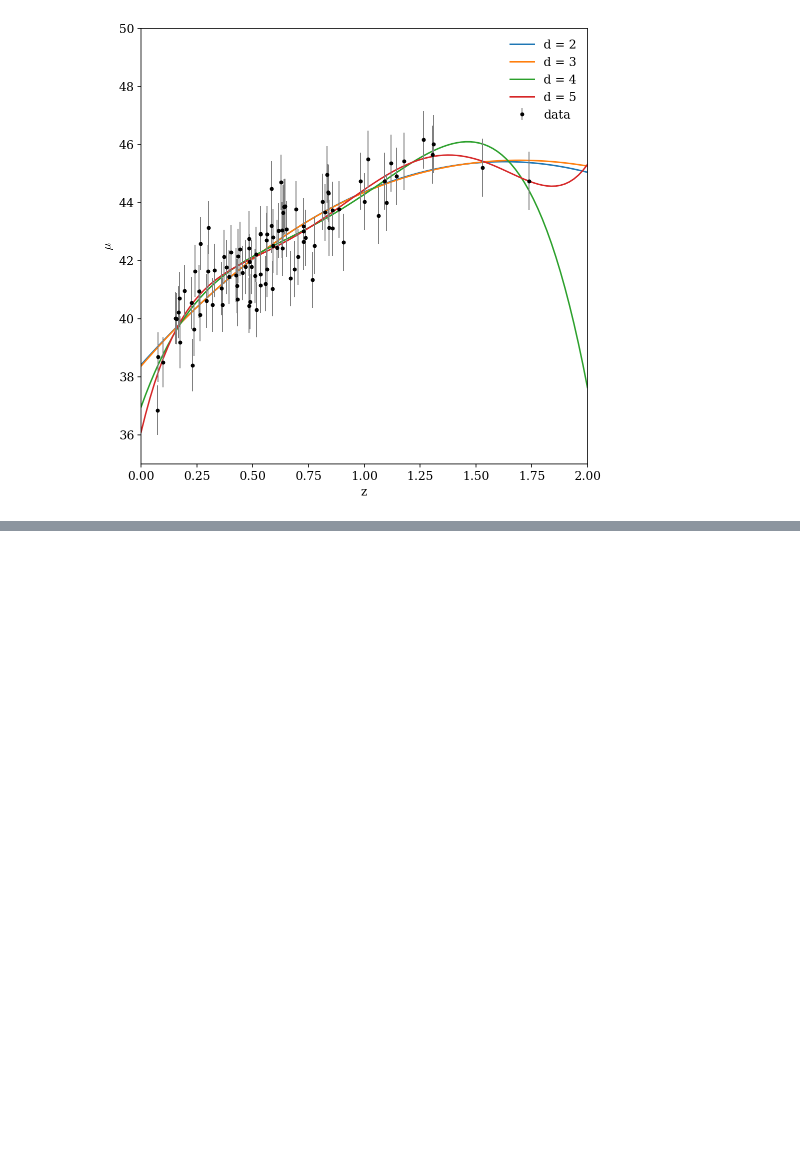
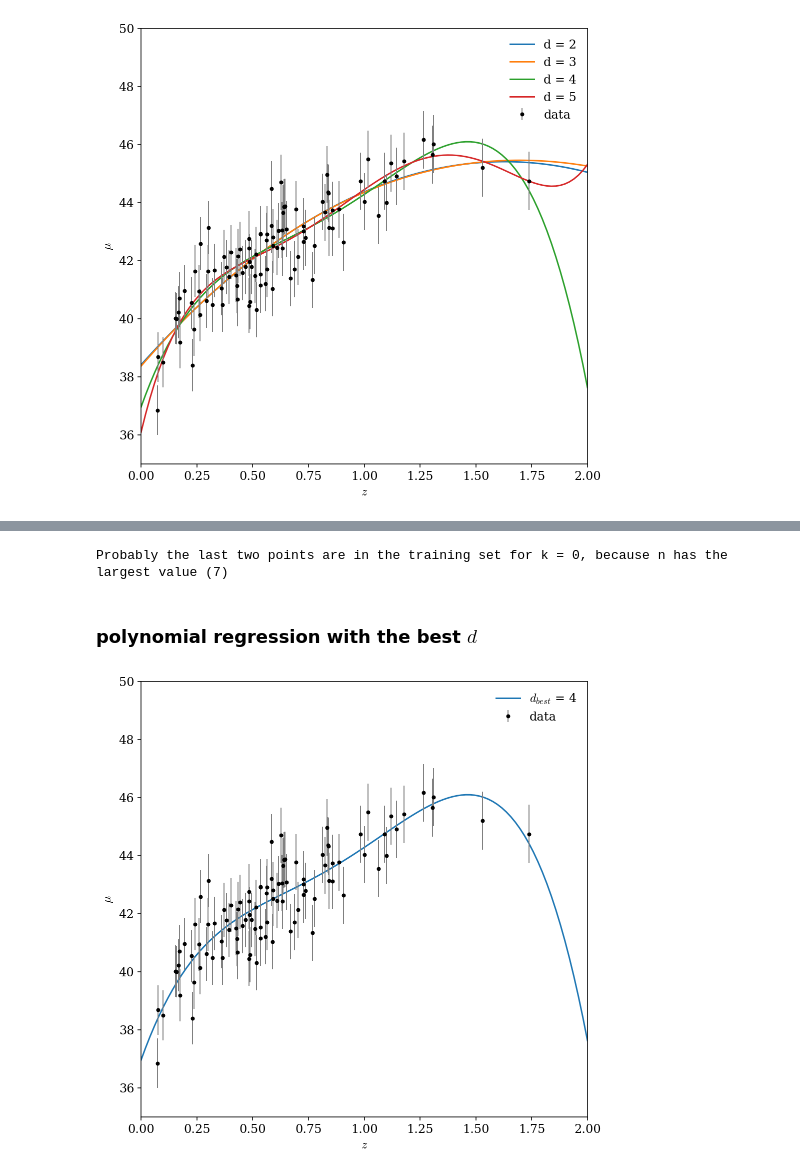
Before and after one commit to asantini29/astrostatistics_bicocca_2022, a Jupyter notebook: working/L17_SN_z.ipynb, the cells around one changed output, grey strips where cells are left out. Drawn from its saved outputs; the diff is of its cells as text; code cells hidden in the pictures; blank space fills up the shorter version.

```diff
--- a/working/L17_SN_z.ipynb
+++ b/working/L17_SN_z.ipynb
@@ -86,0 +201,22 @@ TypeError: If no scoring is specified, the estimator passed should have a 'score
+# %%
+print('Probably the last two points are in the training set for k = %.i, because n has the largest value (%.i)' % (np.arange(K)[np.argmax(d_list)], max(d_list)))
+# %% [output]
+Probably the last two points are in the training set for k = 0, because n has the largest value (7)
+# %% [markdown]
+### polynomial regression with the best $d$
+# %%
+poly_model = PolynomialRegression(d_best)
+poly_model.fit(z_sk, mu_sample, dmu)
+mu_poly = poly_model.predict(z_grid)
+
+plt.plot(z_grid, mu_poly, label=r'$d_{best}$ = %i' % d_best)
+
+plt.errorbar(z_sample, mu_sample, dmu, fmt='.k', ecolor='gray', lw=1,label='data')
+plt.xlabel(r"$z$")
+plt.ylabel("$\mu$")
+plt.xlim(0,2)
+plt.ylim(35,50)
+plt.legend(frameon = False)
+plt.show()
+# %% [output]
+[figure, added]
```
Also changed, not shown: parts of 60 cells of this notebook.
